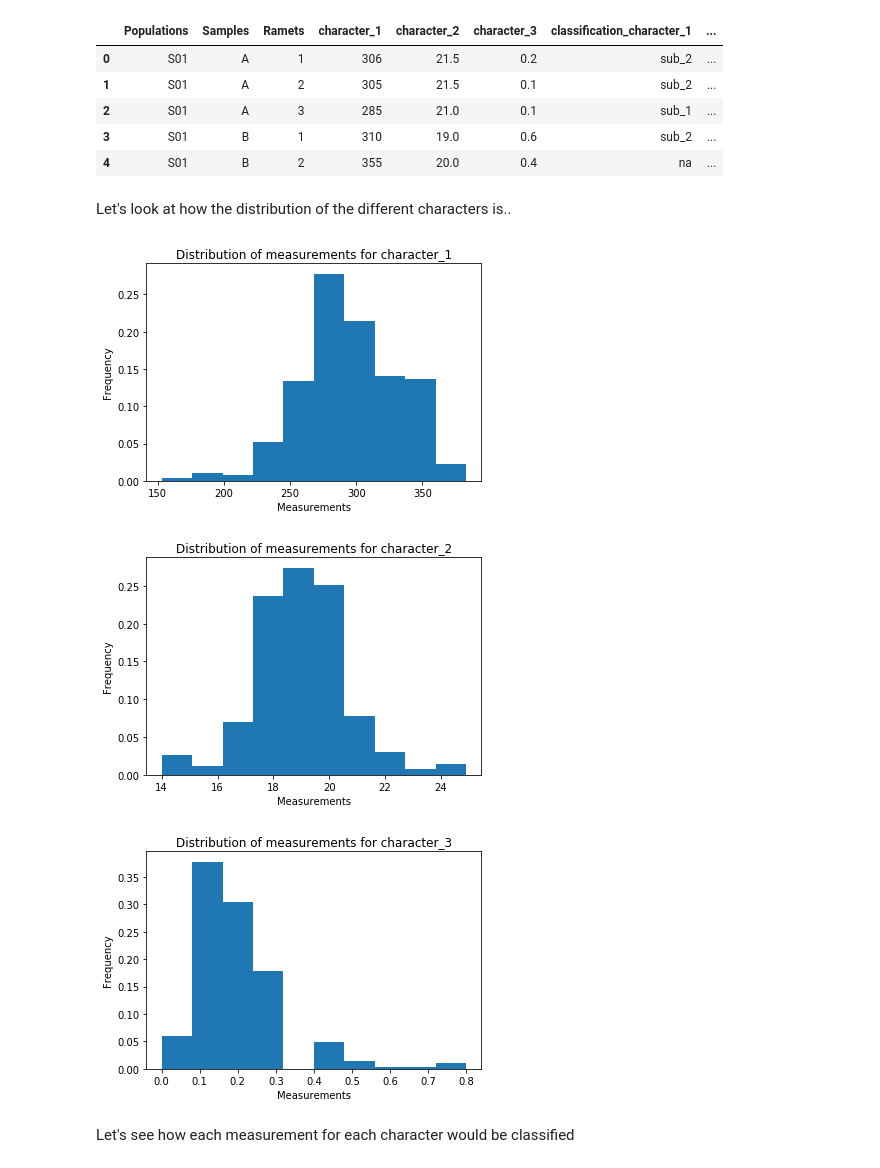
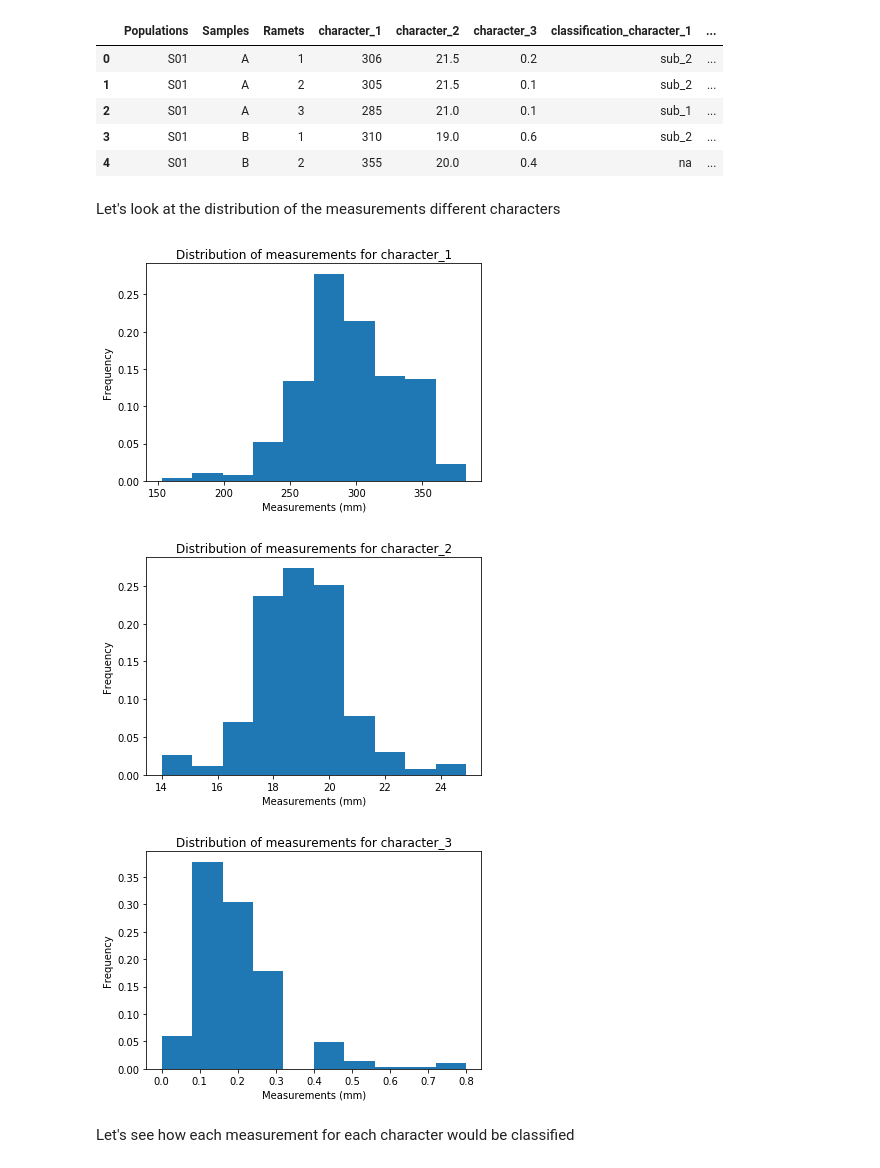
Before and after one commit to angelaiallonardi/plants_biometric_analysis, a Jupyter notebook: Plants_biometric_analysis.ipynb, the cells around one changed output. Saved outputs shown, nothing was run; the diff lists cells and outputs as text; code cells hidden in the pictures.

```diff
--- a/Plants_biometric_analysis.ipynb
+++ b/Plants_biometric_analysis.ipynb
@@ -86,15 +105,15 @@ df["classification_character_3"] = "na"
 # %% [markdown]
-Let's look at how the distribution of the different characters is..
+Let's look at the distribution of the measurements different characters
 # %%
 for col in character_cols:
     plt.figure()
     df[col].plot.hist(weights = list(np.ones_like(df.index) / len(df.index)))
     plt.title("Distribution of measurements for " + col)
-    plt.xlabel("Measurements")
+    plt.xlabel("Measurements (mm)")
 # %% [output]
-[figure, old version]
+[figure, new version]
-[figure, old version]
+[figure, new version]
-[figure, old version]
+[figure, new version]
 # %% [markdown]
 Let's see how each measurement for each character would be classified
 # %%
```
Also changed, not shown: parts of 11 cells of this notebook, 1 other file.
